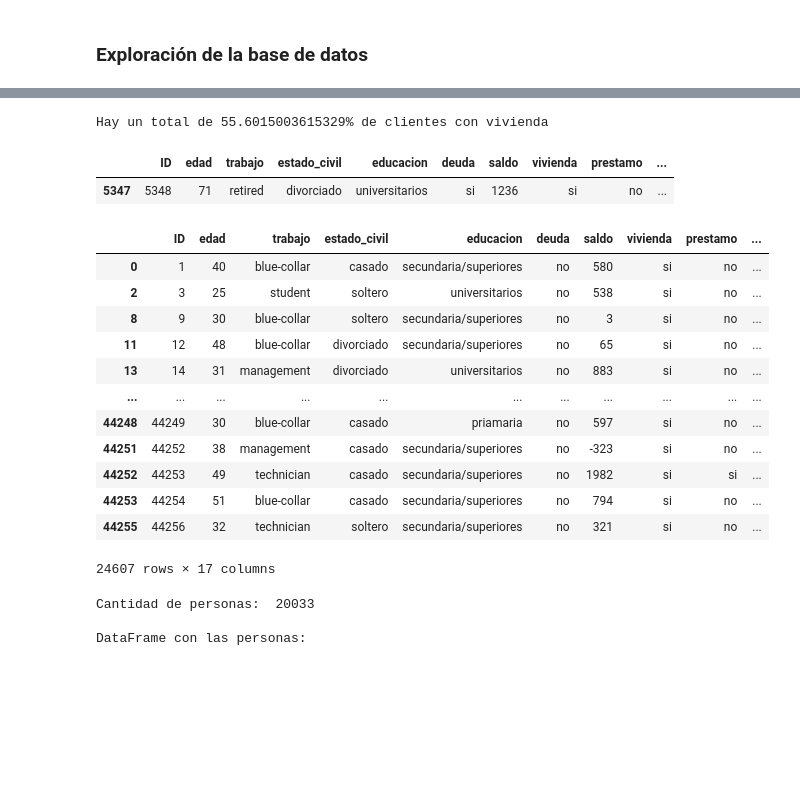
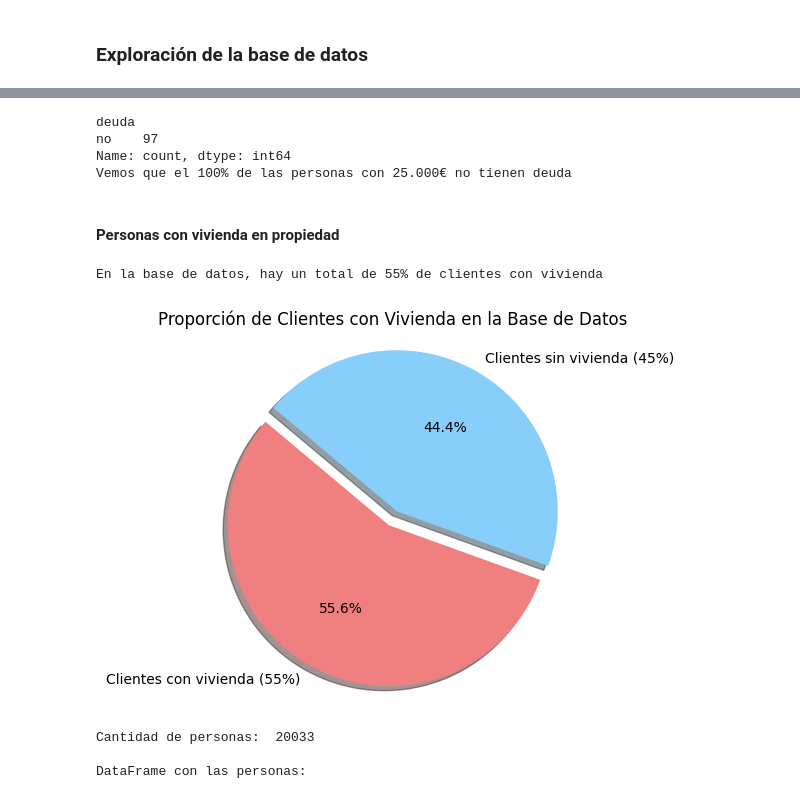
Before and after one commit to erxgli/Amacor_contexto_bancario, a Jupyter notebook: Caso_Práctico_3.ipynb, the cells around one changed output, grey strips where cells are left out. Saved outputs shown, nothing was run; the diff lists cells and outputs as text; code cells hidden in the pictures; blank space fills up the shorter version.

```diff
--- a/Caso_Práctico_3.ipynb
+++ b/Caso_Práctico_3.ipynb
@@ -37,17 +127,38 @@ Tenemos un 29.418695993715634% de clientes con mas de 1000€
+# %%
+print(personas_con_mas_de['deuda'].value_counts())
+print(f"Vemos que el 100% de las personas con 25.000€ no tienen deuda")
+# %% [output]
+deuda
+no    97
+Name: count, dtype: int64
+Vemos que el 100% de las personas con 25.000€ no tienen deuda
+# %% [markdown]
+#### Personas con vivienda en propiedad
 # %%
-personas_con_mas_de = (df[df['saldo']>25000])
-personas_con_mas_de['deuda'].value_counts()
 df_vivienda_si =df[df['vivienda'] == 'si']
 num_persona_con_vivienda =df[df['vivienda'] == 'si'].shape[0]
+num_persona_con_vivienda = int(num_persona_con_vivienda)
+num_persona_con_vivienda_prct = int(((num_persona_con_vivienda) / df.shape[0])*100)
 # %%
-print(f"Hay un total de {((num_persona_con_vivienda) / df.shape[0])*100}% de clientes con vivienda")
+print(f"En la base de datos, hay un total de {num_persona_con_vivienda_prct}% de clientes con vivienda")
 total_personas=df['vivienda'].value_counts().sum()
 # %% [output]
-Hay un total de 55.6015003615329% de clientes con vivienda
+En la base de datos, hay un total de 55% de clientes con vivienda
+# %%
+#GRAFICO
+# Crear gráfico de pastel
+labels = [f"Clientes con vivienda ({num_persona_con_vivienda_prct}%)", f"Clientes sin vivienda ({100 - num_persona_con_vivienda_prct}%)"]
+sizes = [num_persona_con_vivienda, total_personas - num_persona_con_vivienda]
+colors = ['lightcoral', 'lightskyblue']
+explode = (0.1, 0)
+
+plt.pie(sizes, explode=explode, labels=labels, colors=colors, autopct='%1.1f%%', shadow=True, startangle=140)
+plt.axis('equal')
+plt.title('Proporción de Clientes con Vivienda en la Base de Datos')
+plt.show()
+# %% [output]
+[figure, added]
 # %%
 df_vivienda_propia_con_deuda = df_vivienda_si[df_vivienda_si['deuda'] == 'si']
-df_vivienda_propia_con_deuda[df_vivienda_propia_con_deuda['edad']==71]
+#df_vivienda_propia_con_deuda[df_vivienda_propia_con_deuda['edad']==71]
-# %% [output]
-|  | ID | edad | trabajo | estado_civil | educacion | deuda | saldo | vivienda | prestamo | ... |
-| 5347 | 5348 | 71 | retired | divorciado | universitarios | si | 1236 | si | no | ... |
 # %%
@@ -55,19 +166,3 @@ df_vivienda_si_no_deuda=df_vivienda_si[df_vivienda_si[['deuda','prestamo']] == '
-# %%
-df_vivienda_si
-# %% [output]
-|  | ID | edad | trabajo | estado_civil | educacion | deuda | saldo | vivienda | prestamo | ... |
-| 0 | 1 | 40 | blue-collar | casado | secundaria/superiores | no | 580 | si | no | ... |
-| 2 | 3 | 25 | student | soltero | universitarios | no | 538 | si | no | ... |
-| 8 | 9 | 30 | blue-collar | soltero | secundaria/superiores | no | 3 | si | no | ... |
-| 11 | 12 | 48 | blue-collar | divorciado | secundaria/superiores | no | 65 | si | no | ... |
-| 13 | 14 | 31 | management | divorciado | universitarios | no | 883 | si | no | ... |
-| ... | ... | ... | ... | ... | ... | ... | ... | ... | ... | ... |
-| 44248 | 44249 | 30 | blue-collar | casado | priamaria | no | 597 | si | no | ... |
-| 44251 | 44252 | 38 | management | casado | secundaria/superiores | no | -323 | si | no | ... |
-| 44252 | 44253 | 49 | technician | casado | secundaria/superiores | no | 1982 | si | si | ... |
-| 44253 | 44254 | 51 | blue-collar | casado | secundaria/superiores | no | 794 | si | no | ... |
-| 44255 | 44256 | 32 | technician | soltero | secundaria/superiores | no | 321 | si | no | ... |
-24607 rows × 17 columns
 # %%
 personas_sin_deuda_y_con_vivienda_sin_prestamo = df[(df['deuda'] == 'no') & (df['vivienda'] == 'si') & (df['prestamo'] == 'no')]
 
```
Also changed, not shown: parts of 28 cells of this notebook.
